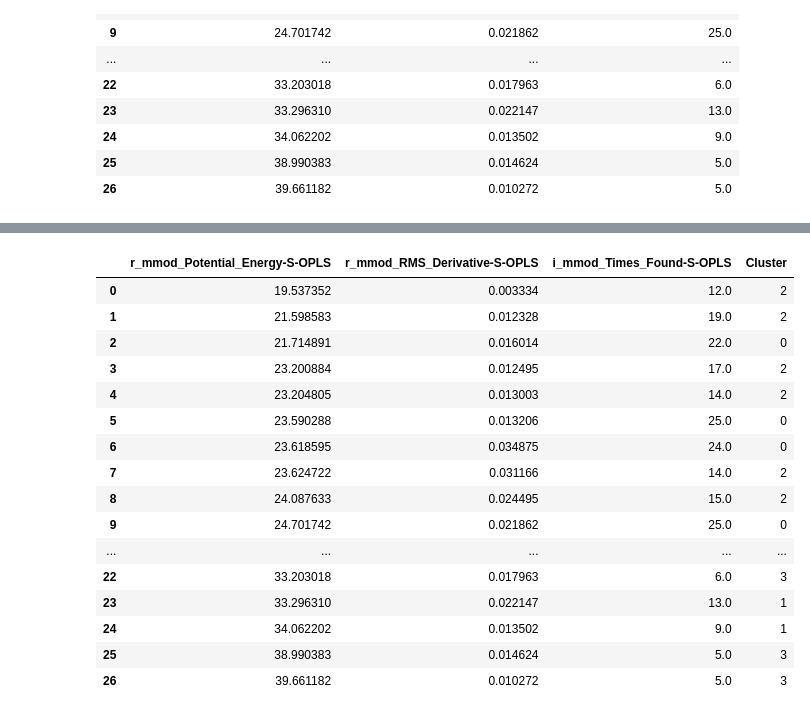
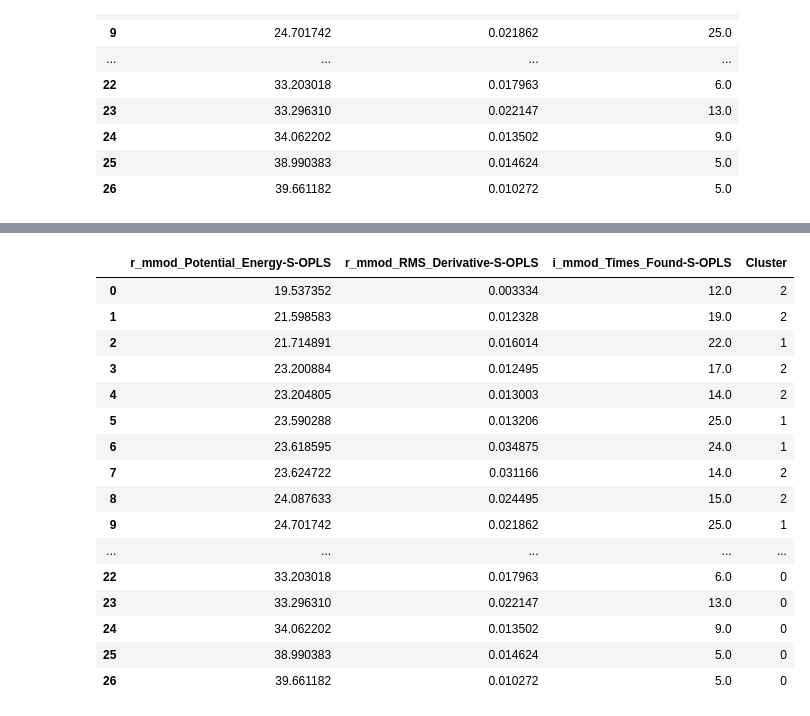
Before and after one commit to xh313/compchem, a Jupyter notebook: ChemOnPythonExplorations.ipynb, the cells around one changed output, grey strips where cells are left out. Drawn from its saved outputs; the diff is of its cells as text; code cells hidden in the pictures.

```diff
--- a/ChemOnPythonExplorations.ipynb
+++ b/ChemOnPythonExplorations.ipynb
@@ -342,26 +374,27 @@ df#.dtypes
 # %%
 # Clustering
-kmeans = KMeans(n_clusters=4, random_state=0).fit(df)
+kmeans = KMeans(n_clusters=3,
+                random_state=47).fit(df)
 df['Cluster'] = list(kmeans.labels_)
 df
 # %% [output]
 |  | r_mmod_Potential_Energy-S-OPLS | r_mmod_RMS_Derivative-S-OPLS | i_mmod_Times_Found-S-OPLS | Cluster |
 | 0 | 19.537352 | 0.003334 | 12.0 | 2 |
 | 1 | 21.598583 | 0.012328 | 19.0 | 2 |
-| 2 | 21.714891 | 0.016014 | 22.0 | 0 |
+| 2 | 21.714891 | 0.016014 | 22.0 | 1 |
 | 3 | 23.200884 | 0.012495 | 17.0 | 2 |
 | 4 | 23.204805 | 0.013003 | 14.0 | 2 |
-| 5 | 23.590288 | 0.013206 | 25.0 | 0 |
-| 6 | 23.618595 | 0.034875 | 24.0 | 0 |
+| 5 | 23.590288 | 0.013206 | 25.0 | 1 |
+| 6 | 23.618595 | 0.034875 | 24.0 | 1 |
 | 7 | 23.624722 | 0.031166 | 14.0 | 2 |
 | 8 | 24.087633 | 0.024495 | 15.0 | 2 |
-| 9 | 24.701742 | 0.021862 | 25.0 | 0 |
+| 9 | 24.701742 | 0.021862 | 25.0 | 1 |
 | ... | ... | ... | ... | ... |
-| 22 | 33.203018 | 0.017963 | 6.0 | 3 |
-| 23 | 33.296310 | 0.022147 | 13.0 | 1 |
-| 24 | 34.062202 | 0.013502 | 9.0 | 1 |
-| 25 | 38.990383 | 0.014624 | 5.0 | 3 |
-| 26 | 39.661182 | 0.010272 | 5.0 | 3 |
+| 22 | 33.203018 | 0.017963 | 6.0 | 0 |
+| 23 | 33.296310 | 0.022147 | 13.0 | 0 |
+| 24 | 34.062202 | 0.013502 | 9.0 | 0 |
+| 25 | 38.990383 | 0.014624 | 5.0 | 0 |
+| 26 | 39.661182 | 0.010272 | 5.0 | 0 |
 # %%
 plt.figure(dpi=200, figsize=(5,5))
 sns.scatterplot(data=df,
```
Also changed, not shown: parts of 14 cells of this notebook.
